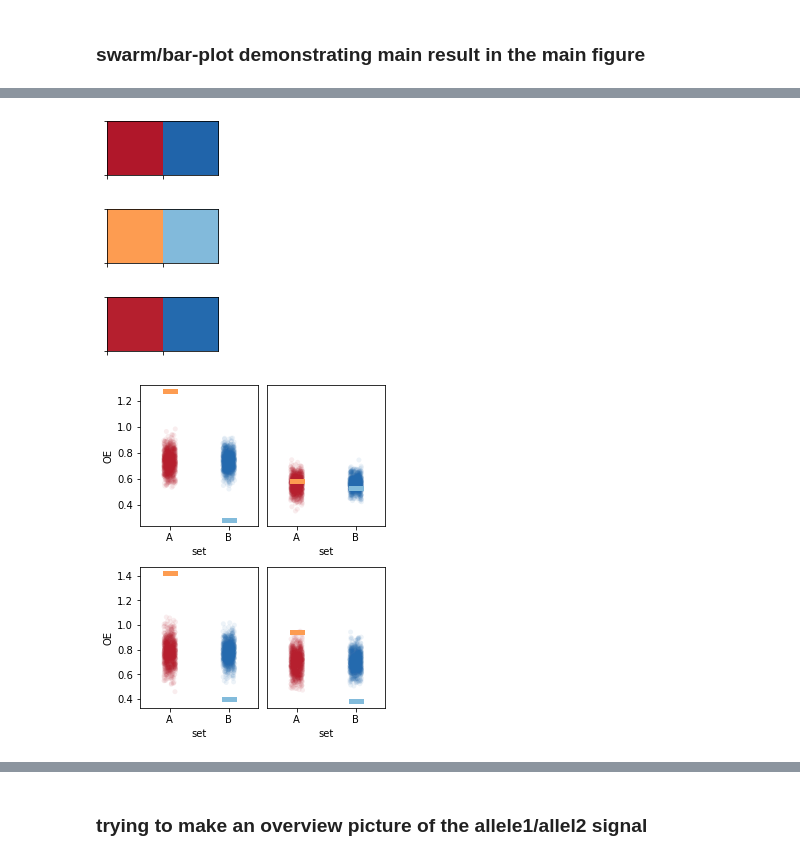
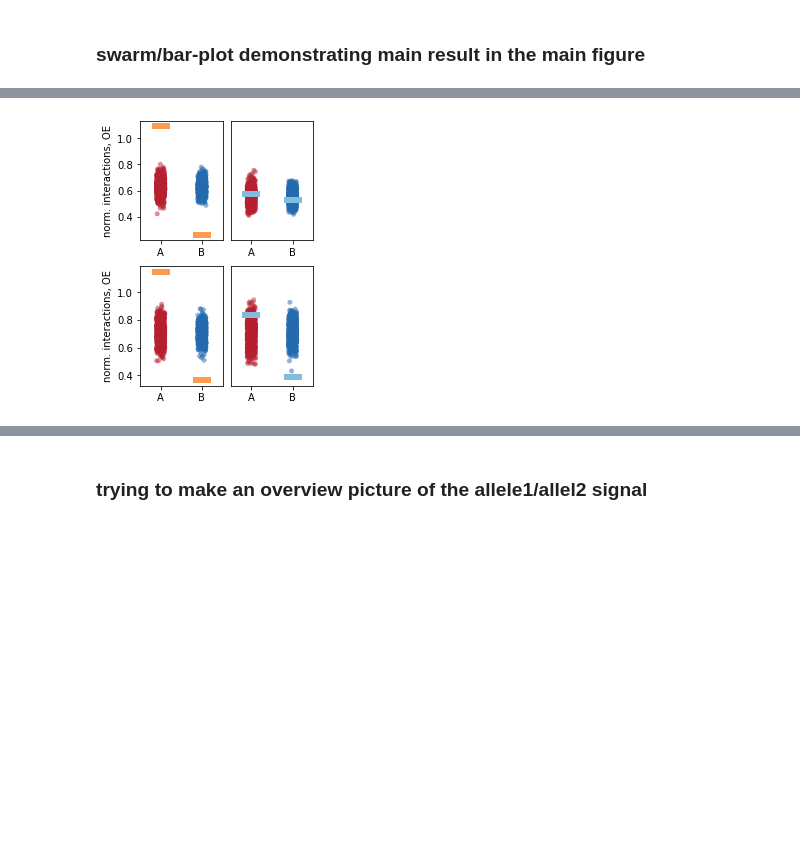
Before and after one commit to dekkerlab/allelic-rt-supplement, a Jupyter notebook: MainFigHiC.ipynb, the cells around one changed output, grey strips where cells are left out. Saved outputs shown, nothing was run; the diff lists cells and outputs as text; code cells hidden in the pictures; blank space fills up the shorter version.

```diff
--- a/MainFigHiC.ipynb
+++ b/MainFigHiC.ipynb
@@ -318,11 +340,11 @@ cmp_vals = eigvec_table1["E1"].values
 
 p_range_zoom=clr.extent(chr1_parm)
 q_range_zoom=clr.extent(chr1_qarm)
-sub_frac = 0.65
-threshold = 0.1
+sub_frac = 1.
+threshold = 0.09
 balanced=True
 OE=True
-num_permutations = 1000
+num_permutations = 800
 samplez = samples["sample"].values
 
 # extract balancing weights for
@@ -330,9 +352,14 @@ samplez = samples["sample"].values
 # they only reflect - the total # of interactions
 # between allele1/2 and chr1
 wa2, = clr.bins().fetch("allele2")["weight"]
+wa1, = clr.bins().fetch("allele1")["weight"]
 # we'll try to use only allele2 balancing weight, since
 # after subsampling # of pairs per allele1/2 should be
 # more or less equal
+if sub_frac < 0.9:
+    print("Beware! Once you start subsampling allele1 data, consider adjusting wa1 ...")
+    pass
+    wa1 = wa2
 
 
 
@@ -346,7 +373,7 @@ for ii in range(1):
     d1["parm"] = np.random.binomial(obs_r_a1_1p,sub_frac).T
     d2["parm"] = obs_r_a2_1p
     if balanced:
-        d1["parm"] = d1["parm"] * wp * wa2
+        d1["parm"] = d1["parm"] * wp * wa1
         d2["parm"] = d2["parm"] * wp * wa2
         ep12 = exp_b_a1a2_1p
         epc12 = exp_b_a1a2_1p_chr1
@@ -361,7 +388,7 @@ for ii in range(1):
     d1["qarm"] = np.random.binomial(obs_r_a1_1q,sub_frac).T
     d2["qarm"] = obs_r_a2_1q
     if balanced:
-        d1["qarm"] = d1["qarm"] * wq * wa2
+        d1["qarm"] = d1["qarm"] * wq * wa1
         d2["qarm"] = d2["qarm"] * wq * wa2
         epq12 = exp_b_a1a2_1q
         epqc12 = exp_b_a1a2_1q_chr1
@@ -390,7 +417,7 @@ for ii in range(1):
 
     for locus, _OE in zip(["allele1","allele2"], [d1,d2]):
         for region, regzoom, _cmp in zip(["parm","qarm"],[p_range_zoom,q_range_zoom_rel], [cmpp,cmpq]):
-            rnd = random_test(_OE[region][slice(*p_range_zoom)], cmpp, num_permutations, threshold)
+            rnd = random_test(_OE[region][slice(*p_range_zoom)], cmpp, num_permutations, threshold,cyclic=False)
             rnd["locus"] = locus
             rnd["region"] = region
             rnd_average.append(rnd)
@@ -447,20 +443,5 @@ path = Path(verts, codes)
-# %%
-sns.palplot(sns.color_palette([(0.6922722029988466, 0.09227220299884659, 0.1677047289504037),(0.12725874663590928, 0.3958477508650519, 0.6687427912341407)]))
-# %% [output]
-[figure, removed]
-# %%
-sns.palplot([sns.color_palette("Oranges", n_colors)[-5],sns.color_palette("Blues", n_colors)[-5]])
-palet2 = [sns.color_palette("Oranges", n_colors)[-5],sns.color_palette("Blues", n_colors)[-5]]
-# %% [output]
-[figure, removed]
-# %%
-n_colors = 8
-sns.palplot([sns.color_palette("RdBu", n_colors)[0],sns.color_palette("RdBu", n_colors)[-1]])
-palet = [sns.color_palette("RdBu", n_colors)[0],sns.color_palette("RdBu", n_colors)[-1]]
-# %% [output]
-[figure, removed]
 # %%
-fx = plt.figure(figsize=(4,5),constrained_layout=True)
+fx = plt.figure(figsize=(3,4),constrained_layout=True)
 spx = gridspec.GridSpec(ncols=2,
                        nrows=2,
                        width_ratios=[1,1],
@@ -468,42 +449,56 @@ spx = gridspec.GridSpec(ncols=2,
                       )
 
 ax1 = fx.add_subplot(spx[0,0])
 ax2 = fx.add_subplot(spx[0,1],sharey=ax1)
 
 ax1q = fx.add_subplot(spx[1,0])
 ax2q = fx.add_subplot(spx[1,1],sharey=ax1q)
 
 
 grp = rnd_avg_df.groupby(["locus","region"])
-vis_kwargs = dict(alpha=.08,palette=palet)
+vis_kwargs = dict(alpha=.5,palette=palet)
 sns.stripplot(x="set", y="OE", data=grp.get_group(("allele1","parm")), ax=ax1, **vis_kwargs)
 sns.stripplot(x="set", y="OE", data=grp.get_group(("allele2","parm")), ax=ax2, **vis_kwargs)
 
 sns.stripplot(x="set", y="OE", data=grp.get_group(("allele1","qarm")), ax=ax1q, **vis_kwargs)
 sns.stripplot(x="set", y="OE", data=grp.get_group(("allele2","qarm")), ax=ax2q, **vis_kwargs)
 
 
 grp = obs_avg_df.groupby(["locus","region"])
-vis_kwargs = dict(marker=path,jitter=False,s=15,alpha=1.,palette=palet2)
-sns.stripplot(x="set", y="OE", data=grp.get_group(("allele1","parm")), ax=ax1, **vis_kwargs)
-sns.stripplot(x="set", y="OE", data=grp.get_group(("allele2","parm")), ax=ax2, **vis_kwargs)
+vis_kwargs = dict(marker=bar_path,jitter=False,s=18,alpha=1.)
+sns.stripplot(x="set", y="OE", data=grp.get_group(("allele1","parm")), ax=ax1, color=palet2[0], **vis_kwargs)
+sns.stripplot(x="set", y="OE", data=grp.get_group(("allele2","parm")), ax=ax2, color=palet2[1], **vis_kwargs)
 
-sns.stripplot(x="set", y="OE", data=grp.get_group(("allele1","qarm")), ax=ax1q, **vis_kwargs)
-sns.stripplot(x="set", y="OE", data=grp.get_group(("allele2","qarm")), ax=ax2q, **vis_kwargs)
+sns.stripplot(x="set", y="OE", data=grp.get_group(("allele1","qarm")), ax=ax1q, color=palet2[0], **vis_kwargs)
+sns.stripplot(x="set", y="OE", data=grp.get_group(("allele2","qarm")), ax=ax2q, color=palet2[1], **vis_kwargs)
 
 # ax1.set_ylim(2,10)
 # ax2.set_ylim(2,10)
 ax2.set_ylabel("")
+ax2.set_xlabel("")
+# ax2.tick_params(left=False,labelleft=False,bottom=False,labelbottom=False)
 ax2.tick_params(left=False,labelleft=False)
+
+ax1.set_xlabel("")
+# ax1.tick_params(bottom=False,labelbottom=False)
+# ax1.tick_params(bottom=False,labelbottom=False)
 
 ax2q.set_ylabel("")
 ax2q.tick_params(left=False,labelleft=False)
 
+ax1.set_ylabel("norm. interactions, OE")
+ax1q.set_ylabel("norm. interactions, OE")
 
-# legs = plt.legend([hhh[0],hhh[1],aba],["randomized EV1","randomized EV1","calculated EV1"],frameon=False)
-# for leg in legs.legendHandles:
-#     leg.set_alpha(0.9)
-# plt.gca().set_ylabel("OE")
-# plt.gcf().set_size_inches(4,4)
+ax2q.set_xlabel("")
+ax1q.set_xlabel("")
+
+
+
+# # legs = plt.legend([hhh[0],hhh[1],aba],["randomized EV1","randomized EV1","calculated EV1"],frameon=False)
+# # for leg in legs.legendHandles:
+# #     leg.set_alpha(0.9)
+# # plt.gca().set_ylabel("OE")
+# # plt.gcf().set_size_inches(4,4)
+plt.savefig("average_AB.pdf")
 # %% [output]
-[figure, old version]
+[figure, new version]
```
Also changed, not shown: parts of 24 cells of this notebook, 4 other files.
